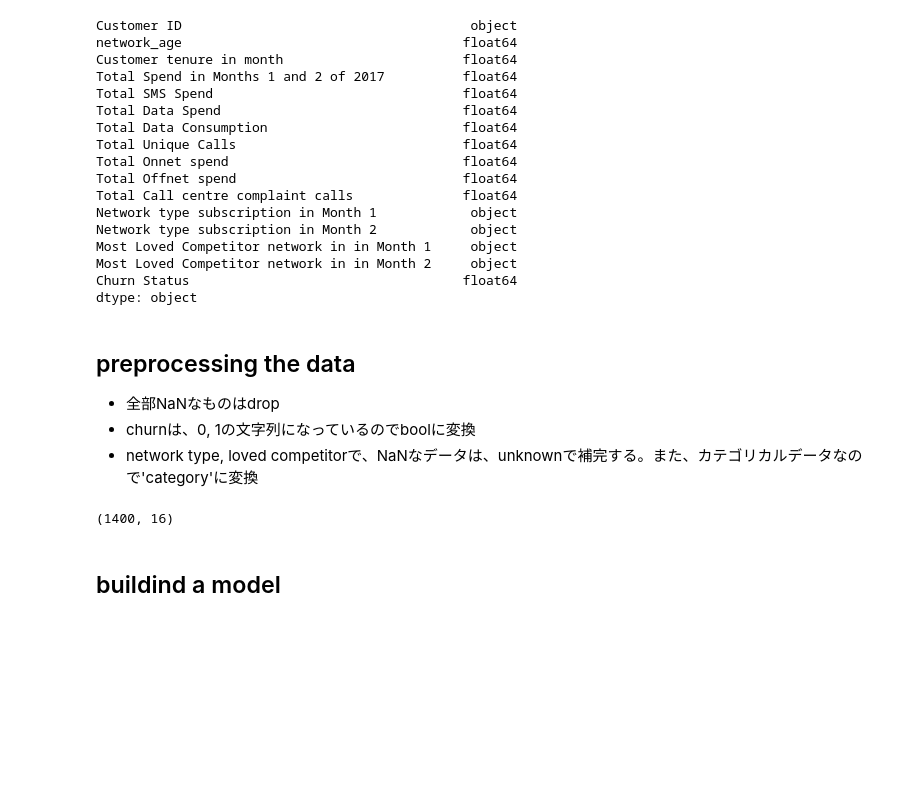
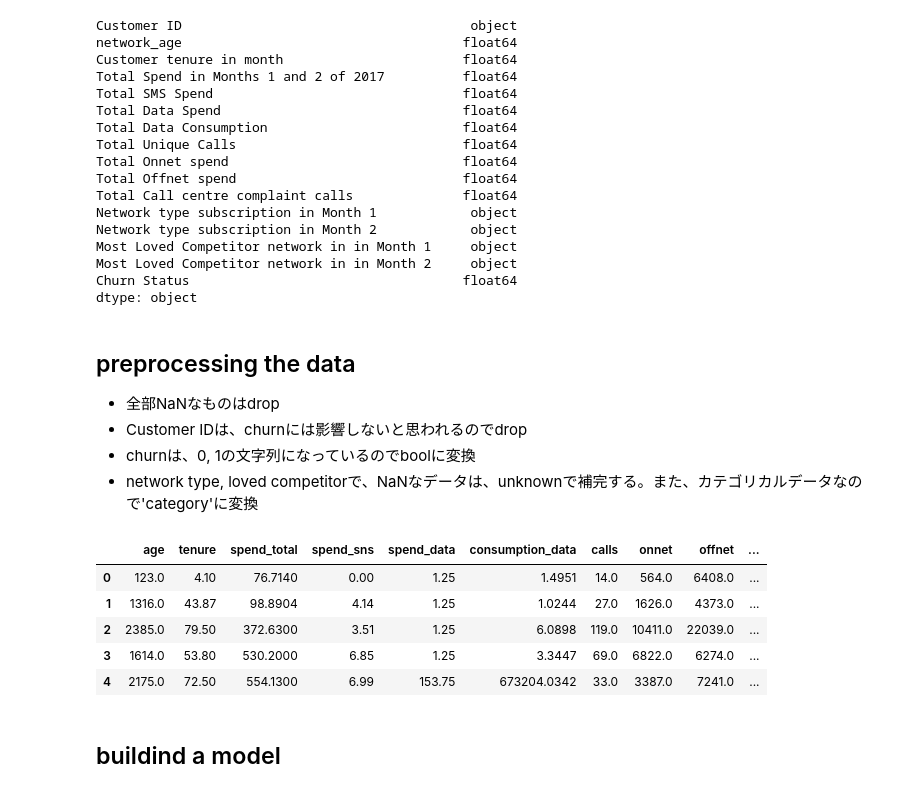
Before and after one commit to 3ign0n/hw8, a Jupyter notebook: data/NigeriaTelecomChurn.ipynb, the cells around one changed output. Drawn from its saved outputs; the diff is of its cells as text; code cells hidden in the pictures; blank space fills up the shorter version.

```diff
--- a/data/NigeriaTelecomChurn.ipynb
+++ b/data/NigeriaTelecomChurn.ipynb
@@ -73,25 +74,34 @@ dtype: object
 ## preprocessing the data
 
 - 全部NaNなものはdrop
+- Customer IDは、churnには影響しないと思われるのでdrop
 - churnは、0, 1の文字列になっているのでboolに変換
 - network type, loved competitorで、NaNなデータは、unknownで補完する。また、カテゴリカルデータなので'category'に変換
 # %%
 df1 = df.dropna(how='all')
-df1 = df1.rename(columns={'Customer ID': 'cid', 'Customer tenure in month': 'tenure', 'network_age': 'age', 'Total Spend in Months 1 and 2 of 2017': 'spend_total', 'Total SMS Spend': 'spend_sns', 'Total Data Spend': 'spend_data', 'Total Data Consumption': 'consumption_data', 'Total Unique Calls': 'calls', 'Total Onnet spend ': 'onnet', 'Total Offnet spend': 'offnet', 'Total Call centre complaint calls': 'complaint', 'Network type subscription in Month 1': 'nettype1', 'Network type subscription in Month 2': 'nettype2', 'Most Loved Competitor network in in Month 1': 'loved_competitor1', 'Most Loved Competitor network in in Month 2': 'loved_competitor2', 'Churn Status': 'churn'})
+#df1.sort_values(by='cid')
+
+df1 = df1.drop(['Customer ID'], axis=1)
+df1 = df1.rename(columns={'Customer tenure in month': 'tenure', 'network_age': 'age', 'Total Spend in Months 1 and 2 of 2017': 'spend_total', 'Total SMS Spend': 'spend_sns', 'Total Data Spend': 'spend_data', 'Total Data Consumption': 'consumption_data', 'Total Unique Calls': 'calls', 'Total Onnet spend ': 'onnet', 'Total Offnet spend': 'offnet', 'Total Call centre complaint calls': 'complaint', 'Network type subscription in Month 1': 'nettype1', 'Network type subscription in Month 2': 'nettype2', 'Most Loved Competitor network in in Month 1': 'loved_competitor1', 'Most Loved Competitor network in in Month 2': 'loved_competitor2', 'Churn Status': 'churn'})
 df1['churn'] = df1['churn'].astype(bool)
 
 df1['nettype1'].unique()
 df1['loved_competitor1'] .unique()
 df1 = df1.fillna({'nettype1': 'unknown', 'nettype2': 'unknown', 'loved_competitor1': 'unknown', 'loved_competitor2':'unknown'})
 df1['nettype1'] = df1['nettype1'].astype('category')
 df1['nettype2'] = df1['nettype2'].astype('category')
 df1['loved_competitor1'] = df1['loved_competitor1'].astype('category')
 df1['loved_competitor2'] = df1['loved_competitor2'].astype('category')
 
 df1.dtypes
-#df1.sort_values(by='cid')
+df1.head()
 # %% [output]
-(1400, 16)
+|  | age | tenure | spend_total | spend_sns | spend_data | consumption_data | calls | onnet | offnet | ... |
+| 0 | 123.0 | 4.10 | 76.7140 | 0.00 | 1.25 | 1.4951 | 14.0 | 564.0 | 6408.0 | ... |
+| 1 | 1316.0 | 43.87 | 98.8904 | 4.14 | 1.25 | 1.0244 | 27.0 | 1626.0 | 4373.0 | ... |
+| 2 | 2385.0 | 79.50 | 372.6300 | 3.51 | 1.25 | 6.0898 | 119.0 | 10411.0 | 22039.0 | ... |
+| 3 | 1614.0 | 53.80 | 530.2000 | 6.85 | 1.25 | 3.3447 | 69.0 | 6822.0 | 6274.0 | ... |
+| 4 | 2175.0 | 72.50 | 554.1300 | 6.99 | 153.75 | 673204.0342 | 33.0 | 3387.0 | 7241.0 | ... |
 # %% [markdown]
 ## buildind a model
 # %%
```
Also changed, not shown: parts of 1 cell of this notebook, 1 other file.
